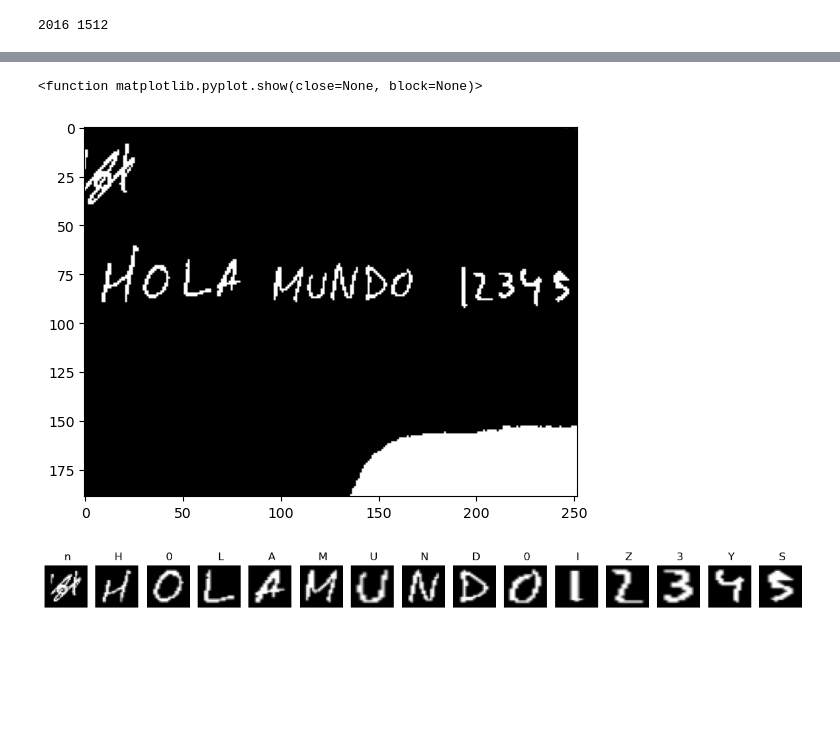
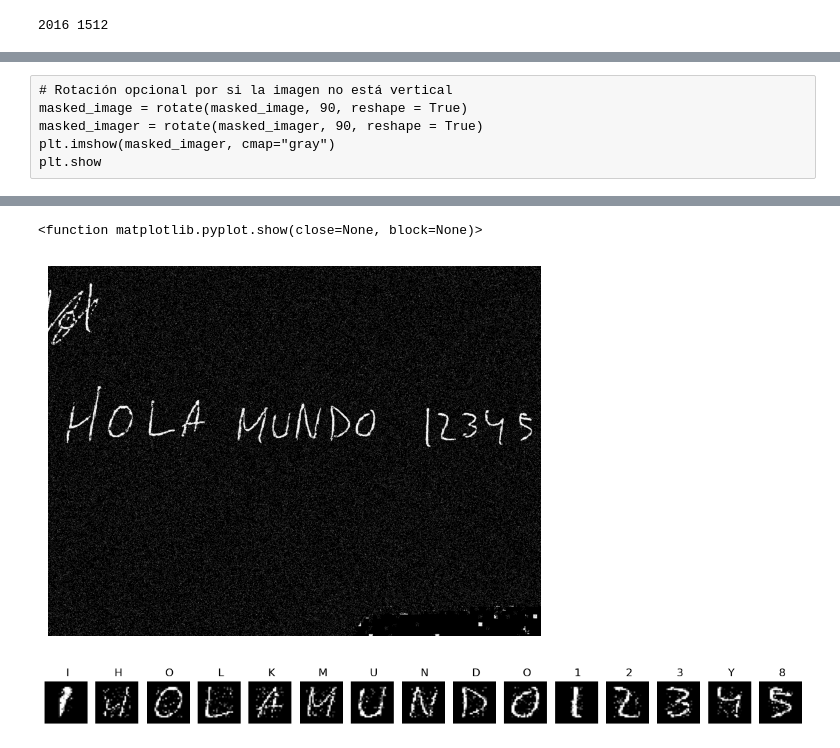
Before and after one commit to ancare2/Trabajo_ReconocimientoTexto, a Jupyter notebook: Prueba_OCRs.ipynb, the cells around one changed output, grey strips where cells are left out. Drawn from its saved outputs; the diff is of its cells as text; code cells hidden in the pictures; blank space fills up the shorter version.

```diff
--- a/Prueba_OCRs.ipynb
+++ b/Prueba_OCRs.ipynb
@@ -85,5 +160,0 @@ plt.show
-# %%
-# Rotación opcional por si la imagen no está vertical
-masked_image = rotate(masked_image, 90, reshape = True)
-plt.imshow(masked_image, cmap="gray")
-plt.show
@@ -92,0 +186,8 @@ plt.show
+# %%
+# Wavelet para reconstruir la imagen solo con los niveles de detalles CON RUIDO
+coeffsr[0] = np.zeros_like(coeffsr[0])
+img_recbr = pywt.waverec2(coeffsr, 'haar',)
+plt.imshow(img_recbr, cmap='gray')
+plt.title('Imagen reconstruida (detalle con ruido)')
+plt.axis('off')
+plt.show()
@@ -92,0 +196,13 @@ plt.show
+# %%
+cAbr = img_recbr
+normalized_cAbr = (cAbr - np.min(cAbr)) / (np.max(cAbr) - np.min(cAbr))
+inverted_cAbr = 1 - normalized_cAbr
+threshold_value = (np.max(inverted_cAbr) - np.min(inverted_cAbr)) * 0.65
+
+mask = (inverted_cAbr >= threshold_value).astype(np.uint8) * 255
+masked_imagebr= cv2.bitwise_and(inverted_cAbr, inverted_cAbr, mask=mask)
+plt.imshow(masked_imagebr, cmap='gray')
+plt.title('Filtro B/W (detalle con ruido)')
+plt.axis('off')
+
+plt.show()
@@ -93,3 +211,9 @@ plt.show
+# %% [raw]
+# Rotación opcional por si la imagen no está vertical
+masked_image = rotate(masked_image, 90, reshape = True)
+masked_imager = rotate(masked_imager, 90, reshape = True)
+plt.imshow(masked_imager, cmap="gray")
+plt.show
 # %%
 # Carga de la red neuronal previamente entrenada
 
@@ -103,12 +227,19 @@ LABELS = ['0', '1', '2', '3', '4', '5', '6', '7', '8', '9',
 
 index_to_label = {i: label for i, label in enumerate(LABELS)}
 
-# Convertir a binario
+# ESCOGER ENTRE "masked_image" para la original, "masked_imager" para la reconstruida sin ruido, "masked_imageb"
+# para la reconstruida usando solo los niveles de detalle sin ruido y "masked_imagebr" para la reconstruida usando solo niveles de detalle con ruido.
+
+chosen_one = masked_imagebr
+
+_, binary_imagec = cv2.threshold(chosen_one, .2, 1, cv2.THRESH_BINARY)
+binary_imagec = np.uint8(binary_imagec)
+
+
 _, binary_image = cv2.threshold(masked_image, .2, 1, cv2.THRESH_BINARY)
-
 binary_image = np.uint8(binary_image)
-# Aplicar Connected Component Analysis
-plt.imshow(binary_image, cmap="gray")
+plt.imshow(binary_imagec, cmap="gray")
+plt.axis("off")
 plt.show
 regiones_recortadas = []
 _, labels, stats, centroids = cv2.connectedComponentsWithStats(binary_image)
@@ -118,13 +249,13 @@ for i, stat in enumerate(stats):
     # Filtrar componentes conectados basados en ciertas estadísticas (área, posición, etc.)
     # Por ejemplo, puedes filtrar por el área para eliminar componentes pequeños o grandes
     area = stat[cv2.CC_STAT_AREA]
-    if area > 25 and area < 700:  # Cambia estos valores según tus necesidades
+    if area > 25 and area < 10000:  # Cambia estos valores según tus necesidades
         # Dibujar un rectángulo alrededor del componente conectado
         x, y, w, h = stat[cv2.CC_STAT_LEFT], stat[cv2.CC_STAT_TOP], stat[cv2.CC_STAT_WIDTH], stat[cv2.CC_STAT_HEIGHT]
         # cv2.rectangle(edged_image, (x, y), (x + w, y + h), (255, 0, 0), 2) #Diguja los rectángulos en la imagen
 
         # Recortar la región del rectángulo de la imagen original
-        roi = binary_image[y:y+h, x:x+w]
+        roi = binary_imagec[y:y+h, x:x+w]
         centroide = centroids[i]
         regiones_recortadas.append((roi, centroide))
 
@@ -179,3 +308,3 @@ WARNING:tensorflow:From c:\Users\Propietario\anaconda3\Lib\site-packages\keras\s
 <function matplotlib.pyplot.show(close=None, block=None)>
-[figure, old version]
+[figure, new version]
-[figure, old version]
+[figure, new version]
```
Also changed, not shown: parts of 17 cells of this notebook.
